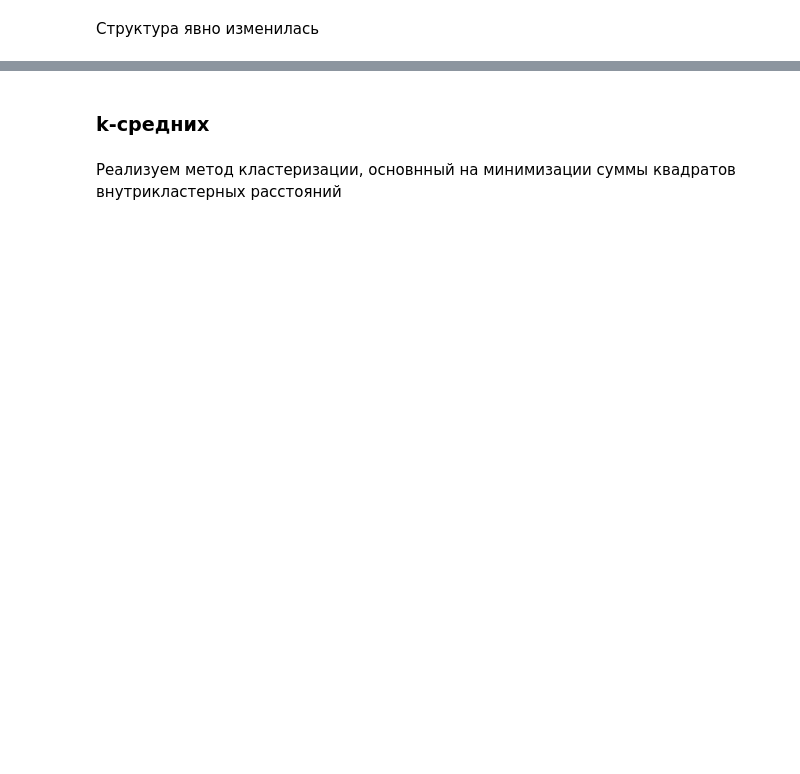
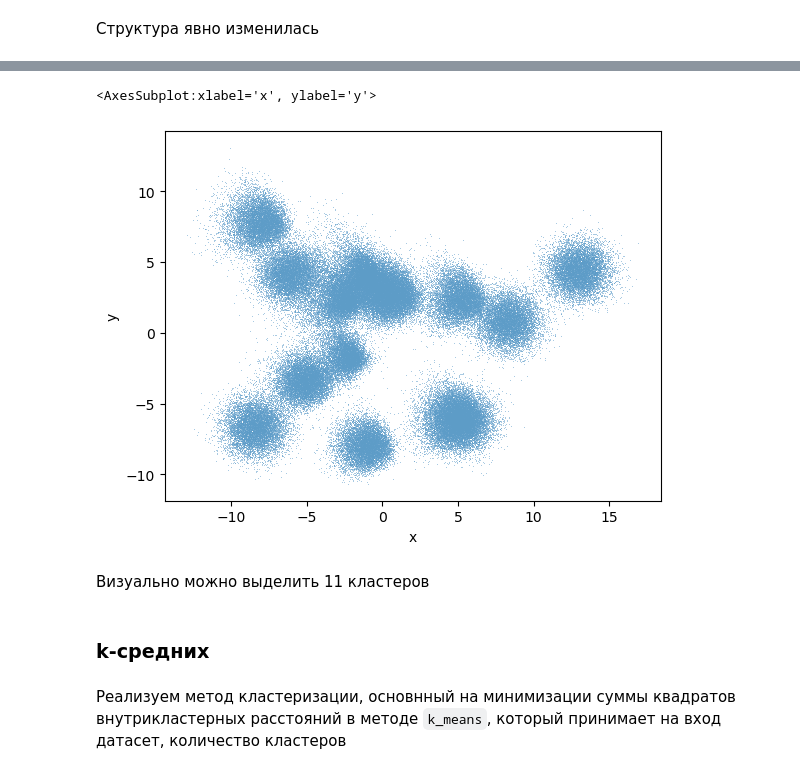
Before and after one commit to EHAT32/mathModelling, a Jupyter notebook: hw1/hw1.ipynb, the cells around one changed output, grey strips where cells are left out. Drawn from its saved outputs; the diff is of its cells as text; code cells hidden in the pictures; blank space fills up the shorter version.

````diff
--- a/hw1/hw1.ipynb
+++ b/hw1/hw1.ipynb
@@ -145,4 +169,17 @@ turtle.done()
+# %%
+pca = PCA(2)
+pca.fit(data)
+compressed_data = pca.fit_transform(data)
+
+df = pd.DataFrame(compressed_data, columns=['x', 'y'])
+# %%
+sns.scatterplot(data=df, x ='x', y='y', s=0.3)
+# %% [output]
+<AxesSubplot:xlabel='x', ylabel='y'>
+[figure, added]
+# %% [markdown]
+Визуально можно выделить 11 кластеров
 # %% [markdown]
 ### k-средних
 # %% [markdown]
-Реализуем метод кластеризации, основнный на минимизации суммы квадратов внутрикластерных расстояний
+Реализуем метод кластеризации, основнный на минимизации суммы квадратов внутрикластерных расстояний в методе ```k_means```, который принимает на вход датасет, количество кластеров
````
Also changed, not shown: parts of 11 cells of this notebook, 1 other file.
